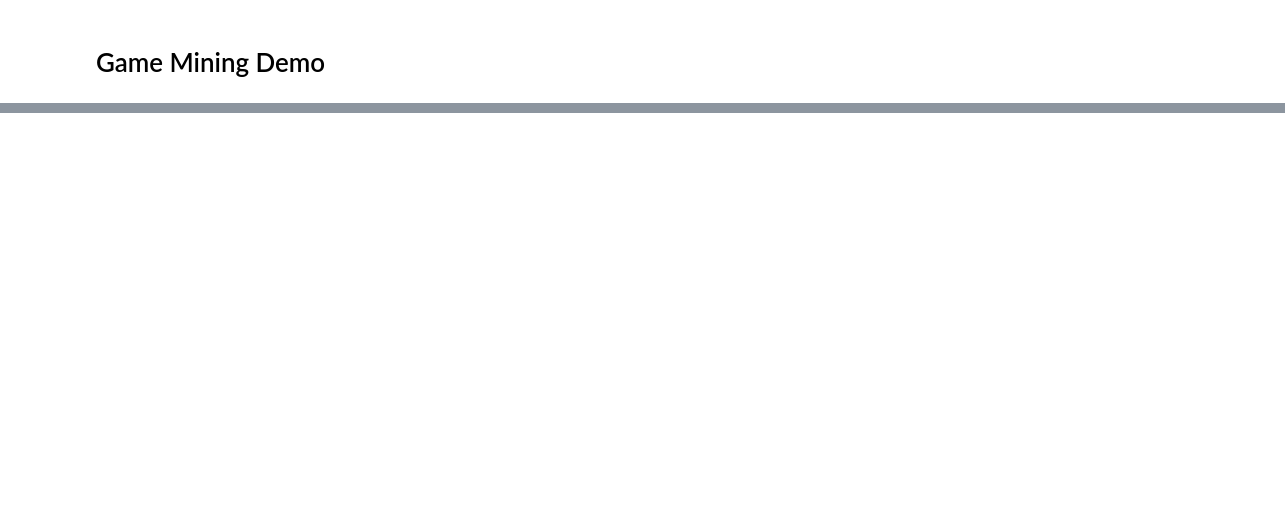
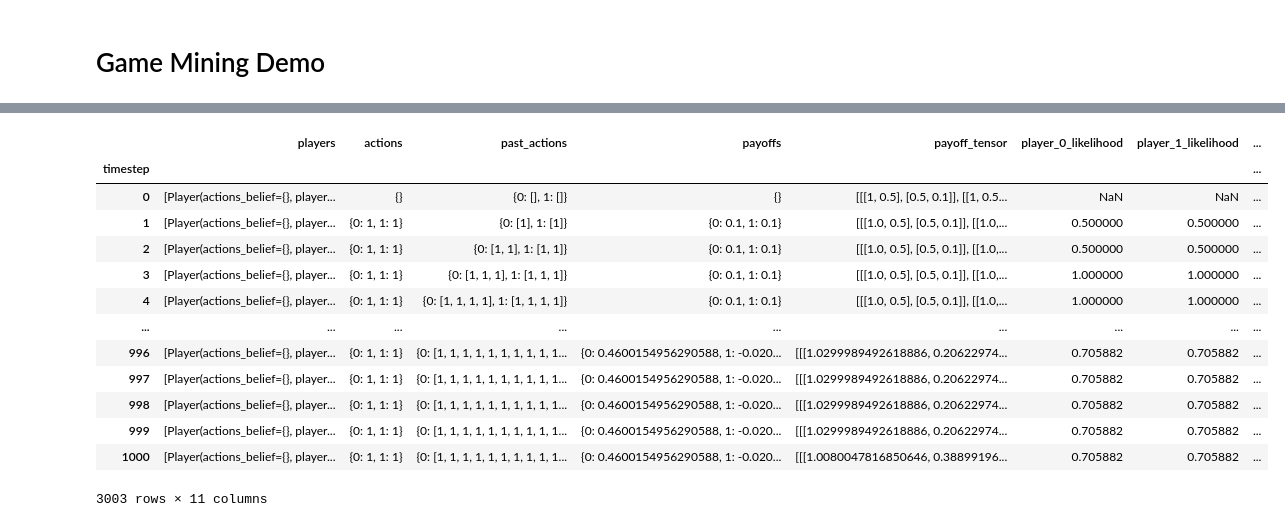
Before and after one commit to BlockScience/game_mining_demo, a Jupyter notebook: notebooks/18jan2022.ipynb, the cells around one changed output, grey strips where cells are left out. Cells and saved outputs as stored; diff of their text form; code cells hidden in the pictures; blank space fills up the shorter version.

```diff
--- a/notebooks/18jan2022.ipynb
+++ b/notebooks/18jan2022.ipynb
@@ -32,0 +54,17 @@ np.mean(sim_df.past_actions.iloc[-1][0])
+# %%
+sim_df
+# %% [output]
+|  | players | actions | past_actions | payoffs | payoff_tensor | player_0_likelihood | player_1_likelihood | ... |
+| timestep |  |  |  |  |  |  |  | ... |
+| 0 | [Player(actions_belief={}, player... | {} | {0: [], 1: []} | {} | [[[1, 0.5], [0.5, 0.1]], [[1, 0.5... | NaN | NaN | ... |
+| 1 | [Player(actions_belief={}, player... | {0: 1, 1: 1} | {0: [1], 1: [1]} | {0: 0.1, 1: 0.1} | [[[1.0, 0.5], [0.5, 0.1]], [[1.0,... | 0.500000 | 0.500000 | ... |
+| 2 | [Player(actions_belief={}, player... | {0: 1, 1: 1} | {0: [1, 1], 1: [1, 1]} | {0: 0.1, 1: 0.1} | [[[1.0, 0.5], [0.5, 0.1]], [[1.0,... | 0.500000 | 0.500000 | ... |
+| 3 | [Player(actions_belief={}, player... | {0: 1, 1: 1} | {0: [1, 1, 1], 1: [1, 1, 1]} | {0: 0.1, 1: 0.1} | [[[1.0, 0.5], [0.5, 0.1]], [[1.0,... | 1.000000 | 1.000000 | ... |
+| 4 | [Player(actions_belief={}, player... | {0: 1, 1: 1} | {0: [1, 1, 1, 1], 1: [1, 1, 1, 1]} | {0: 0.1, 1: 0.1} | [[[1.0, 0.5], [0.5, 0.1]], [[1.0,... | 1.000000 | 1.000000 | ... |
+| ... | ... | ... | ... | ... | ... | ... | ... | ... |
+| 996 | [Player(actions_belief={}, player... | {0: 1, 1: 1} | {0: [1, 1, 1, 1, 1, 1, 1, 1, 1, 1... | {0: 0.4600154956290588, 1: -0.020... | [[[1.0299989492618886, 0.20622974... | 0.705882 | 0.705882 | ... |
+| 997 | [Player(actions_belief={}, player... | {0: 1, 1: 1} | {0: [1, 1, 1, 1, 1, 1, 1, 1, 1, 1... | {0: 0.4600154956290588, 1: -0.020... | [[[1.0299989492618886, 0.20622974... | 0.705882 | 0.705882 | ... |
+| 998 | [Player(actions_belief={}, player... | {0: 1, 1: 1} | {0: [1, 1, 1, 1, 1, 1, 1, 1, 1, 1... | {0: 0.4600154956290588, 1: -0.020... | [[[1.0299989492618886, 0.20622974... | 0.705882 | 0.705882 | ... |
+| 999 | [Player(actions_belief={}, player... | {0: 1, 1: 1} | {0: [1, 1, 1, 1, 1, 1, 1, 1, 1, 1... | {0: 0.4600154956290588, 1: -0.020... | [[[1.0299989492618886, 0.20622974... | 0.705882 | 0.705882 | ... |
+| 1000 | [Player(actions_belief={}, player... | {0: 1, 1: 1} | {0: [1, 1, 1, 1, 1, 1, 1, 1, 1, 1... | {0: 0.4600154956290588, 1: -0.020... | [[[1.0080047816850646, 0.38899196... | 0.705882 | 0.705882 | ... |
+3003 rows × 11 columns
```
Also changed, not shown: parts of 7 cells of this notebook, 6 other files.
